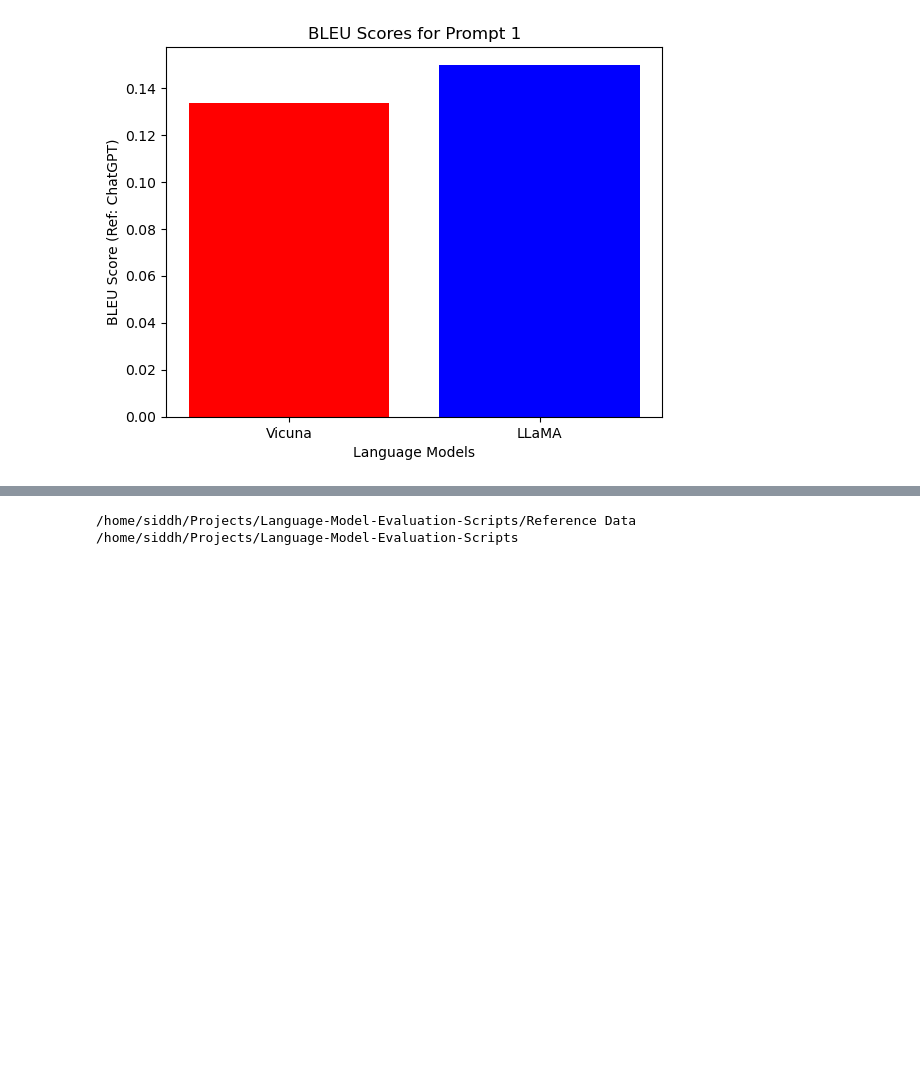
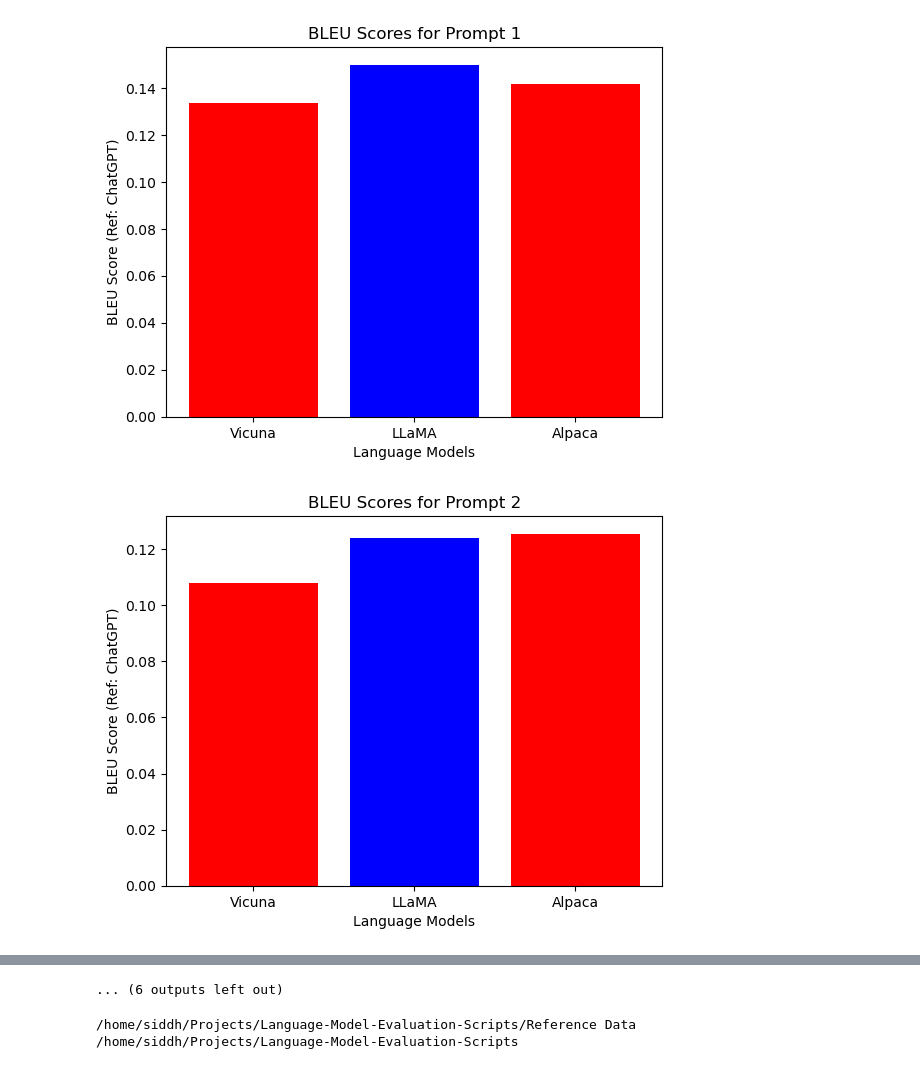
Before and after one commit to SiddhartaDutta/Language-Model-Evaluation-Scripts, a Jupyter notebook: bleu.ipynb, the cells around one changed output, grey strips where cells are left out. Saved outputs shown, nothing was run; the diff lists cells and outputs as text; code cells hidden in the pictures; blank space fills up the shorter version.

Commit message:
Added auto graph generation

```diff
--- a/bleu.ipynb
+++ b/bleu.ipynb
@@ -41,7 +41,18 @@ for file in llamaPaths:
 
 os.chdir('..')
 
+    # Load Alpaca data
+os.chdir('Alpaca/')
+alpacaPaths = os.listdir()
+alpacaPaths.sort()
+
+alpacaCandidates = []
+for file in alpacaPaths:
+    alpacaCandidates.append(getText(file))
+
 os.chdir('..')
+
+os.chdir('..')
 # %%
 # Load all reference data
 
@@ -51,6 +62,7 @@ referencePaths.sort()
 
 llamaScores = []
 vicunaScores = []
+alpacaScores = []
 
 reference = []
 for file, index in zip(referencePaths, range(len(referencePaths))):
@@ -61,6 +73,9 @@ for file, index in zip(referencePaths, range(len(referencePaths))):
 
     llamaScores.append(sentence_bleu(reference, llamaCandidates[index]))
     print('Score LLaMA: {}'.format(llamaScores[index]))
+
+    alpacaScores.append(sentence_bleu(reference, alpacaCandidates[index]))
+    print('Score Alpaca: {}'.format(alpacaScores[index]))
     # print(reference)
     # print(vicunaCandidates[index])
 
@@ -88,27 +103,32 @@ Score LLaMA: 0.1623173932744604
 # %%
 # Graph Generation
 
-# x-coordinates of left sides of bars
-left = [1, 2]
+length = range(3)
+left = []
+for index in length:
+    left.append(index + 1)
 
-# heights of bars
-height = [vicunaScores[0], llamaScores[0]]
+for index in range(18):
 
-# labels for bars
-tick_label = ['Vicuna', 'LLaMA']
+    # Data points
+    data = [vicunaScores[index], llamaScores[index], alpacaScores[index]]
 
-# plotting a bar chart
-plt.bar(left, height, tick_label = tick_label,
-        width = 0.8, color = ['red', 'blue'])
+    # Data labels
+    labels = ['Vicuna', 'LLaMA', 'Alpaca']
 
-# naming the x-axis
-plt.xlabel('Language Models')
-# naming the y-axis
-plt.ylabel('BLEU Score (Ref: ChatGPT)')
-# plot title
-plt.title('BLEU Scores for Prompt 1')
+    plt.bar(left, data, tick_label = labels, width = 0.8, color = ['red', 'blue'])
 
-# function to show the plot
-plt.show()
+    # x-axis label
+    plt.xlabel('Language Models')
+
+    # y-axis label
+    plt.ylabel('BLEU Score (Ref: ChatGPT)')
+
+    # Graph title
+    plt.title('BLEU Scores for Prompt {}'.format(index + 1))
+
+    # Show graph
+    plt.show()
 # %% [output]
-[figure, old version]
+[figure, new version]
+[figure, added]
@@ -115,3 +145,4 @@ plt.show()
+... (6 outputs left out)
 # %%
 print(os.getcwd())
 
```
Also changed, not shown: parts of 2 cells of this notebook.
